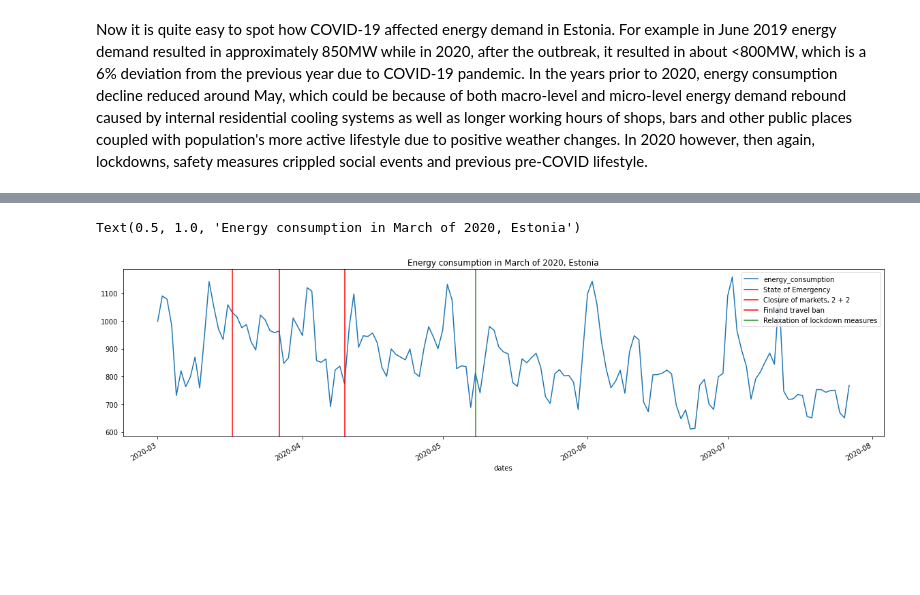
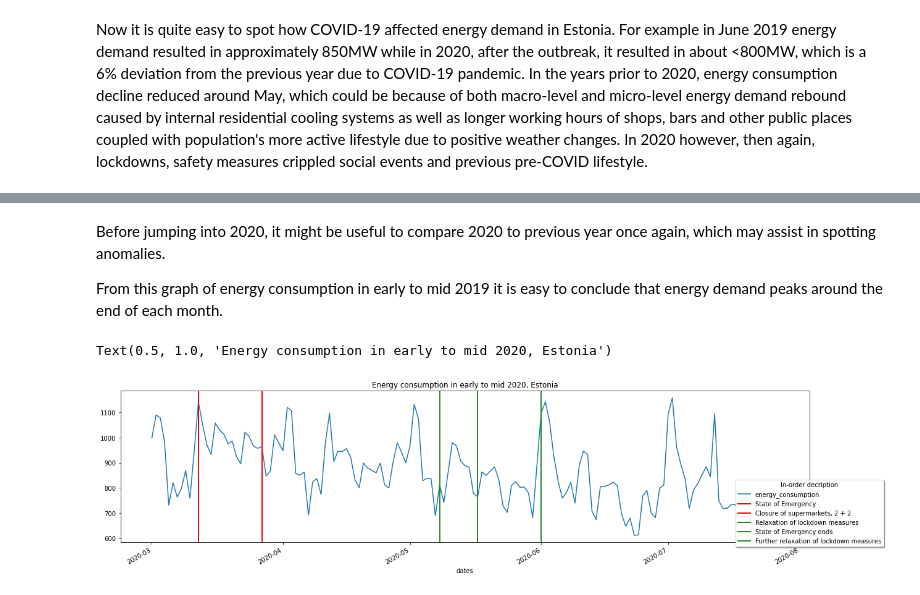
Before and after one commit to Rikuklane/D4-Electricity-Prices, a Jupyter notebook: visualization/covid_impact_on_electricity_prices.ipynb, the cells around one changed output, grey strips where cells are left out. Drawn from its saved outputs; the diff is of its cells as text; code cells hidden in the pictures; blank space fills up the shorter version.

Commit message:
Analysis of 2020 and 2021 COVID-19 impact, lockdowns etc

```diff
--- a/visualization/covid_impact_on_electricity_prices.ipynb
+++ b/visualization/covid_impact_on_electricity_prices.ipynb
@@ -92,7 +92,8 @@ print(float(consumption_changes.loc[consumption_changes["years"] == 2020]["chang
 # %% [markdown]
 First COVID-19 case was discovered in Wuhan, China. It didn't take long for it to turn into a worldwide pandemic, spreading to many countries, including Estonia. As a result, government had to react in some way or another, imposing curtailment measures and implementing lockdowns.
 # %%
-def generalize_to_day_means():
+def generalize_to_day_means(year):
+    year = str(year)
     means = []
     dates = []
     for i in range(1, 12):
@@ -102,8 +103,8 @@ def generalize_to_day_means():
             day = str(j)
 
             try:
-                mean = float(consumption["2020-" + month + "-" + day].mean())
-                date = pd.to_datetime("2020-" + month + "-" + day)
+                mean = float(consumption[year + "-" + month + "-" + day].mean())
+                date = pd.to_datetime(year + "-" + month + "-" + day)
                 means.append(mean)
                 dates.append(date)
             except:
@@ -111,7 +112,7 @@ def generalize_to_day_means():
     return means, dates
 
 
-means, dates = generalize_to_day_means()
+means, dates = generalize_to_day_means(2020)
 f, ax = plt.subplots(figsize=(20,5))
 consumption_early_2020 = pd.DataFrame({"dates":dates,"means":means})
 consumption_early_2020.set_index("dates")
@@ -199,15 +197,23 @@ Now it is quite easy to spot how COVID-19 affected energy demand in Estonia. For
+# %% [markdown]
+Before jumping into 2020, it might be useful to compare 2020 to previous year once again, which may assist in spotting anomalies.
+
+From this graph of energy consumption in early to mid 2019 it is easy to conclude that energy demand peaks around the end of each month.
 # %%
-means, dates = generalize_to_day_means()
-consumption_early_2020 = pd.DataFrame({"dates":dates,"energy_consumption":means})
+means_2020, dates_2020 = generalize_to_day_means(2020)
+consumption_early_2020 = pd.DataFrame({"dates":dates_2020,"energy_consumption":means_2020})
 consumption_early_2020 = consumption_early_2020.set_index("dates")
 consumption_early_2020["2020-03-01":"2020-07-27"].plot(figsize=(20,5))
-plt.axvline(x="2020-03-17", color="red", label="State of Emergency")
-plt.axvline(x="2020-03-27", color="red", label="Closure of markets, 2 + 2")
-plt.axvline(x="2020-04-10", color="red", label="Finland travel ban")
-plt.axvline(x="2020-05-08", color="forestgreen", label="Relaxation of lockdown measures")
-plt.legend()
-plt.title("Energy consumption in March of 2020, Estonia")
+
+
+plt.axvline(x="2020-03-12", color="red", label="State of Emergency", linewidth = 2)
+plt.axvline(x="2020-03-27", color="red", label="Closure of supermarkets, 2 + 2", linewidth = 2)
+plt.axvline(x="2020-05-08", color="forestgreen", label="Relaxation of lockdown measures", linewidth = 2)
+plt.axvline(x="2020-05-17", color="forestgreen", label="State of Emergency ends", linewidth = 2)
+plt.axvline(x="2020-06-01", color="forestgreen", label="Further relaxation of lockdown measures", linewidth = 2)
+plt.legend(loc='lower center', bbox_to_anchor=(1, -0.05),
+          fancybox=True, shadow=True, ncol=1, title="In-order decription")
+plt.title("Energy consumption in early to mid 2020, Estonia")
 # %% [output]
-Text(0.5, 1.0, 'Energy consumption in March of 2020, Estonia')
+Text(0.5, 1.0, 'Energy consumption in early to mid 2020, Estonia')
-[figure, old version]
+[figure, new version]
 # %% [markdown]
```
Also changed, not shown: parts of 14 cells of this notebook.
